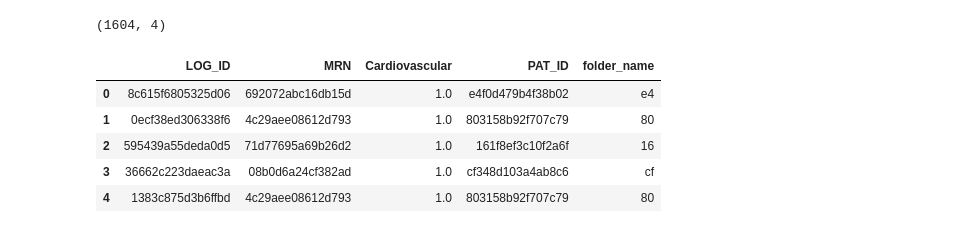
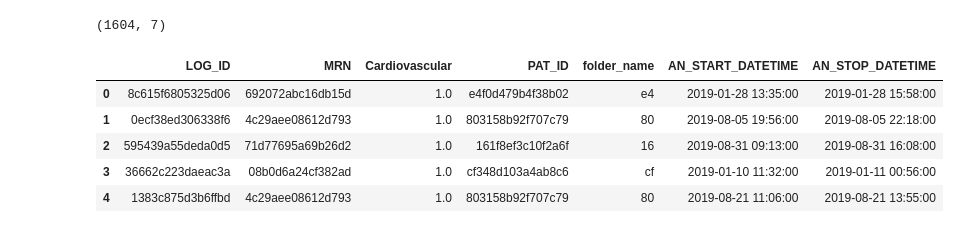
Before and after one commit to jiulong15/comp90051, a Jupyter notebook: code/waveform_decode.ipynb, the cells around one changed output. Saved outputs shown, nothing was run; the diff lists cells and outputs as text; code cells hidden in the pictures.

```diff
--- a/code/waveform_decode.ipynb
+++ b/code/waveform_decode.ipynb
@@ -74,3 +75,14 @@ def decode_xml_file(file_path):
                                     'mg_name','hz','points','binwave'])
 
     return df
+# %%
+def true_records (data,pat_id):
+
+    data1 = data.merge(pat_id[['LOG_ID', 'MRN']], on='LOG_ID', how='inner', suffixes=('data', 'pat_id'))
+    data_filtered= data1[data1['MRNdata'] == data1['MRNpat_id']]
+
+    data_filtered = data_filtered.drop(columns=['MRNpat_id'])
+    data_filtered = data_filtered.rename(columns={'MRNdata': 'MRN'})
+    data2 = data_filtered.drop_duplicates()
+
+    return data2
@@ -77,28 +94,39 @@ def decode_xml_file(file_path):
 # %%
-# Import patient_labeled data
-
-#更改为你自己的patient_labeled文件路径
+# Import the patient_labeled data as base
 Patient_labeled = pd.read_csv(r'C:\Users\rodge\OneDrive\Desktop\SML\Group Project\comp90051\data\processedData\trainData_label.csv')
 
-# 更改为你自己的EPIC_MRN_PATH_ID文件路径
+# Import the patient_IDs for identifying the true records
 file_path = r'C:\Users\rodge\OneDrive\Desktop\SML\Group Project\comp90051\data\rawData\unzip_file\\'
 patient_id = 'EPIC_MRN_PAT_ID.csv'
-
 patient_id = pd.read_csv(os.path.join(file_path, patient_id))
 patient_id = patient_id.drop_duplicates()
 
-patient_labeled = pd.merge(Patient_labeled, patient_id, on=['LOG_ID','MRN'], how='inner')
-print(patient_labeled.shape)
-
-# Using pat_id to get the xml file path
-patient_labeled['folder_name'] = patient_labeled['PAT_ID'].apply(lambda x:x[:2])
-patient_labeled.head()
+# Import the patient_information data for surgery start and stop time
+patient_info = 'patient_information.csv'
+patient_info = pd.read_csv(os.path.join(file_path, patient_info))
+patient_info = true_records(patient_info, patient_id)
+patient_info = patient_info.drop_duplicates()
+patient_info = patient_info[['LOG_ID', 'MRN','AN_START_DATETIME','AN_STOP_DATETIME']]
-# %% [output]
-(1604, 4)
-|  | LOG_ID | MRN | Cardiovascular | PAT_ID | folder_name |
-| 0 | 8c615f6805325d06 | 692072abc16db15d | 1.0 | e4f0d479b4f38b02 | e4 |
-| 1 | 0ecf38ed306338f6 | 4c29aee08612d793 | 1.0 | 803158b92f707c79 | 80 |
-| 2 | 595439a55deda0d5 | 71d77695a69b26d2 | 1.0 | 161f8ef3c10f2a6f | 16 |
-| 3 | 36662c223daeac3a | 08b0d6a24cf382ad | 1.0 | cf348d103a4ab8c6 | cf |
-| 4 | 1383c875d3b6ffbd | 4c29aee08612d793 | 1.0 | 803158b92f707c79 | 80 |
+# %%
+# Combined import data for used columns
+patient_labeled1 = pd.merge(Patient_labeled, patient_id, on=['LOG_ID','MRN'], how='inner')
+
+patient_labeled1['folder_name'] = patient_labeled1['PAT_ID'].apply(lambda x:x[:2])
+
+patient_labeled2= pd.merge(patient_labeled1, patient_info, on=['LOG_ID','MRN'], how='left')
+
+patient_labeled2['AN_START_DATETIME'] = pd.to_datetime(patient_labeled2['AN_START_DATETIME'], format='%m/%d/%y %H:%M')
+patient_labeled2['AN_STOP_DATETIME'] = pd.to_datetime(patient_labeled2['AN_STOP_DATETIME'], format='%m/%d/%y %H:%M')
+
+print(patient_labeled2.shape)
+
+patient_labeled2.head()
+# %% [output]
+(1604, 7)
+|  | LOG_ID | MRN | Cardiovascular | PAT_ID | folder_name | AN_START_DATETIME | AN_STOP_DATETIME |
+| 0 | 8c615f6805325d06 | 692072abc16db15d | 1.0 | e4f0d479b4f38b02 | e4 | 2019-01-28 13:35:00 | 2019-01-28 15:58:00 |
+| 1 | 0ecf38ed306338f6 | 4c29aee08612d793 | 1.0 | 803158b92f707c79 | 80 | 2019-08-05 19:56:00 | 2019-08-05 22:18:00 |
+| 2 | 595439a55deda0d5 | 71d77695a69b26d2 | 1.0 | 161f8ef3c10f2a6f | 16 | 2019-08-31 09:13:00 | 2019-08-31 16:08:00 |
+| 3 | 36662c223daeac3a | 08b0d6a24cf382ad | 1.0 | cf348d103a4ab8c6 | cf | 2019-01-10 11:32:00 | 2019-01-11 00:56:00 |
+| 4 | 1383c875d3b6ffbd | 4c29aee08612d793 | 1.0 | 803158b92f707c79 | 80 | 2019-08-21 11:06:00 | 2019-08-21 13:55:00 |
 # %%
```
Also changed, not shown: parts of 5 cells of this notebook, 1 other file.
